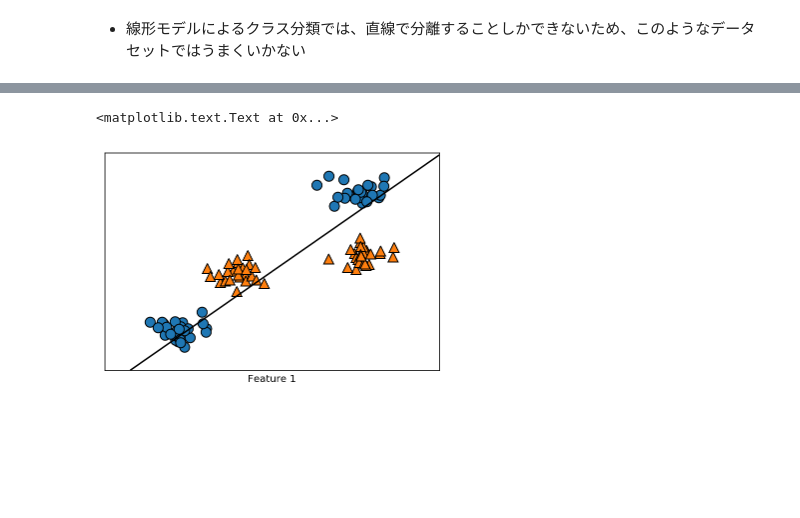
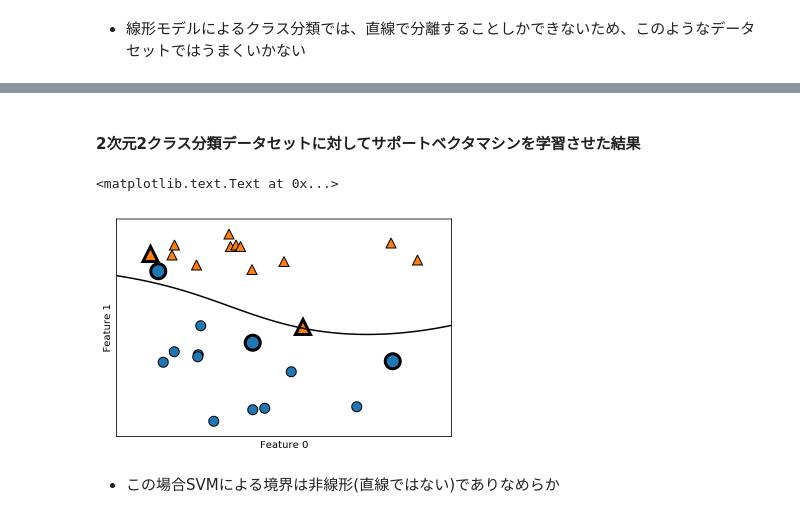
Before and after one commit to morooka-akira/MachineLearningMemo, a Jupyter notebook: models/カーネル法を用いたサポートベクタマシン(SVM).ipynb, the cells around one changed output, grey strips where cells are left out. Cells and saved outputs as stored; diff of their text form; code cells hidden in the pictures; blank space fills up the shorter version.

```diff
--- a/models/カーネル法を用いたサポートベクタマシン(SVM).ipynb
+++ b/models/カーネル法を用いたサポートベクタマシン(SVM).ipynb
@@ -36,11 +128,21 @@ plt.xlabel("Feature 1")
+# %% [markdown]
+#### 2次元2クラス分類データセットに対してサポートベクタマシンを学習させた結果
 # %%
-from sklearn.svm import LinearSVC
-linear_svm = LinearSVC().fit(X, y)
+from sklearn.svm import SVC
+X, y = mglearn.tools.make_handcrafted_dataset()
+svm = SVC(kernel='rbf', C=10, gamma=0.1).fit(X, y)
+mglearn.plots.plot_2d_separator(svm, X, eps=.5)
+mglearn.discrete_scatter(X[:, 0], X[:, 1], y)
+# サポートベクタをプロットする
+sv = svm.support_vectors_
+# サポートベクタのクラスラベルはdual_coef_の正負によって与えられる
+sv_labels = svm.dual_coef_.ravel() > 0
+mglearn.discrete_scatter(sv[:, 0], sv[:, 1], sv_labels, s=15, markeredgewidth=3)
 
-mglearn.plots.plot_2d_separator(linear_svm, X)
-mglearn.discrete_scatter(X[:, 0], X[:, 1], y)
 plt.xlabel("Feature 0")
-plt.xlabel("Feature 1")
+plt.ylabel("Feature 1")
 # %% [output]
 <matplotlib.text.Text at 0x...>
-[figure, old version]
+[figure, new version]
+# %% [markdown]
+- この場合SVMによる境界は非線形(直線ではない)でありなめらか
```
Also changed, not shown: parts of 11 cells of this notebook.
